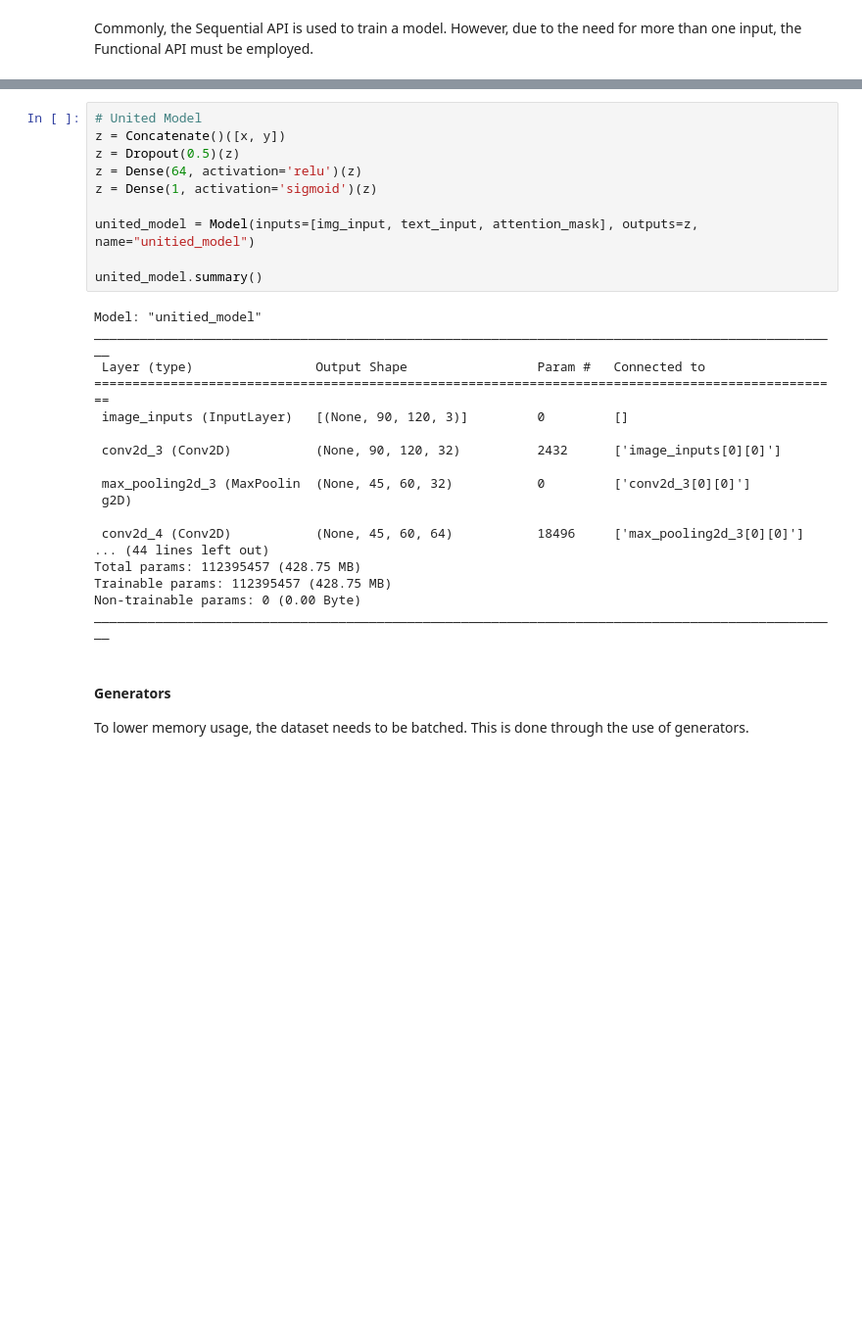
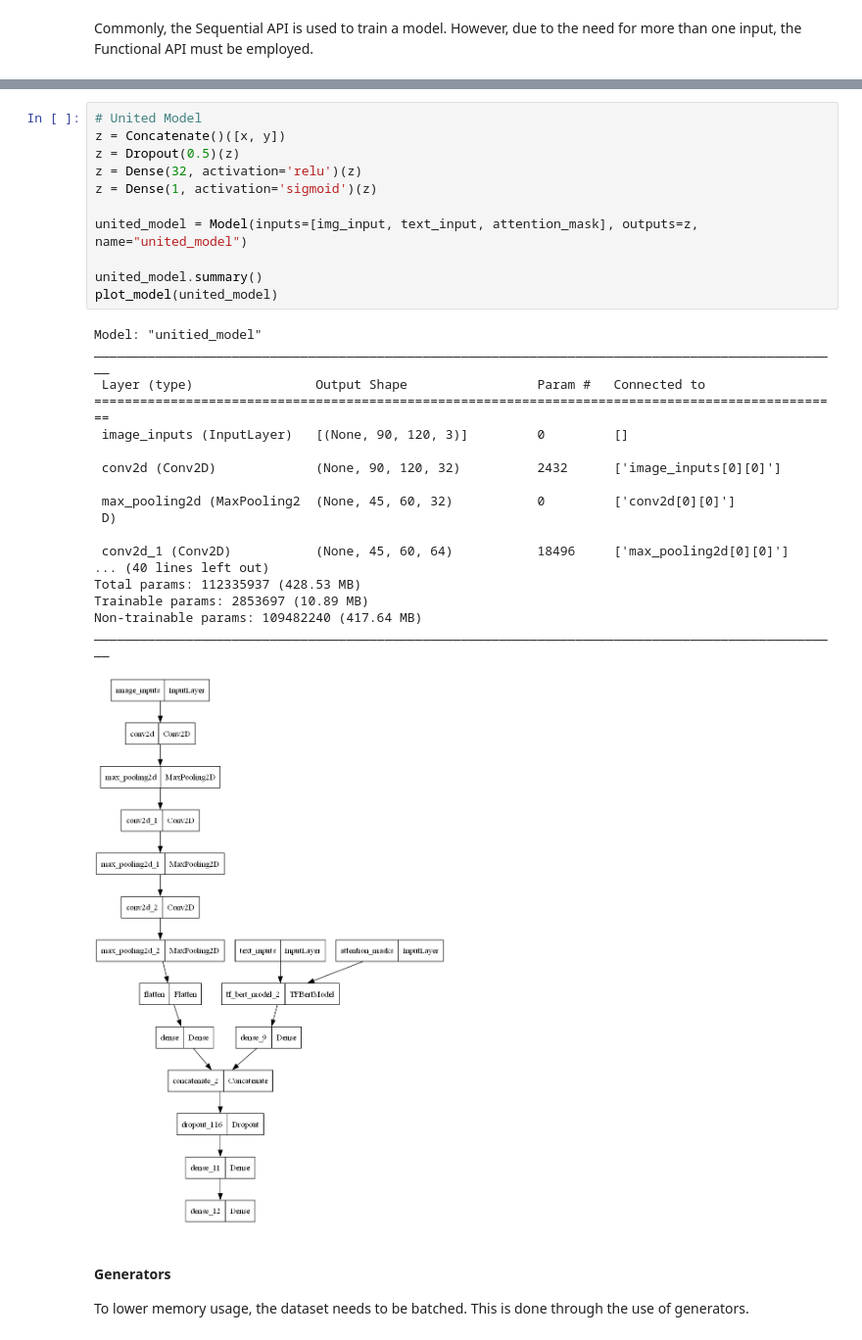
Before and after one commit to CydiaBoss/YT-ML, a Jupyter notebook: model.ipynb, the cells around one changed output, grey strips where cells are left out. Shown: that part at 98% size. Saved outputs shown, nothing was run; the diff lists cells and outputs as text; blank space fills up the shorter version.

```diff
--- a/model.ipynb
+++ b/model.ipynb
@@ -474,31 +472,33 @@ ________________________________________________________________________________
 # %%
 # United Model
 z = Concatenate()([x, y])
 z = Dropout(0.5)(z)
-z = Dense(64, activation='relu')(z)
+z = Dense(32, activation='relu')(z)
 z = Dense(1, activation='sigmoid')(z)
 
-united_model = Model(inputs=[img_input, text_input, attention_mask], outputs=z, name="unitied_model")
+united_model = Model(inputs=[img_input, text_input, attention_mask], outputs=z, name="united_model")
 
 united_model.summary()
+plot_model(united_model)
 # %% [output]
 Model: "unitied_model"
 __________________________________________________________________________________________________
  Layer (type)                Output Shape                 Param #   Connected to
 ==================================================================================================
  image_inputs (InputLayer)   [(None, 90, 120, 3)]         0         []
 
- conv2d_3 (Conv2D)           (None, 90, 120, 32)          2432      ['image_inputs[0][0]']
+ conv2d (Conv2D)             (None, 90, 120, 32)          2432      ['image_inputs[0][0]']
 
- max_pooling2d_3 (MaxPoolin  (None, 45, 60, 32)           0         ['conv2d_3[0][0]']
- g2D)
+ max_pooling2d (MaxPooling2  (None, 45, 60, 32)           0         ['conv2d[0][0]']
+ D)
 
- conv2d_4 (Conv2D)           (None, 45, 60, 64)           18496     ['max_pooling2d_3[0][0]']
-... (44 lines left out)
-Total params: 112395457 (428.75 MB)
-Trainable params: 112395457 (428.75 MB)
-Non-trainable params: 0 (0.00 Byte)
+ conv2d_1 (Conv2D)           (None, 45, 60, 64)           18496     ['max_pooling2d[0][0]']
+... (40 lines left out)
+Total params: 112335937 (428.53 MB)
+Trainable params: 2853697 (10.89 MB)
+Non-trainable params: 109482240 (417.64 MB)
 __________________________________________________________________________________________________
+[figure, added]
 # %% [markdown]
 #### Generators
 To lower memory usage, the dataset needs to be batched. This is done through the use of generators.
```
Also changed, not shown: parts of 11 cells of this notebook, 2 other files.
